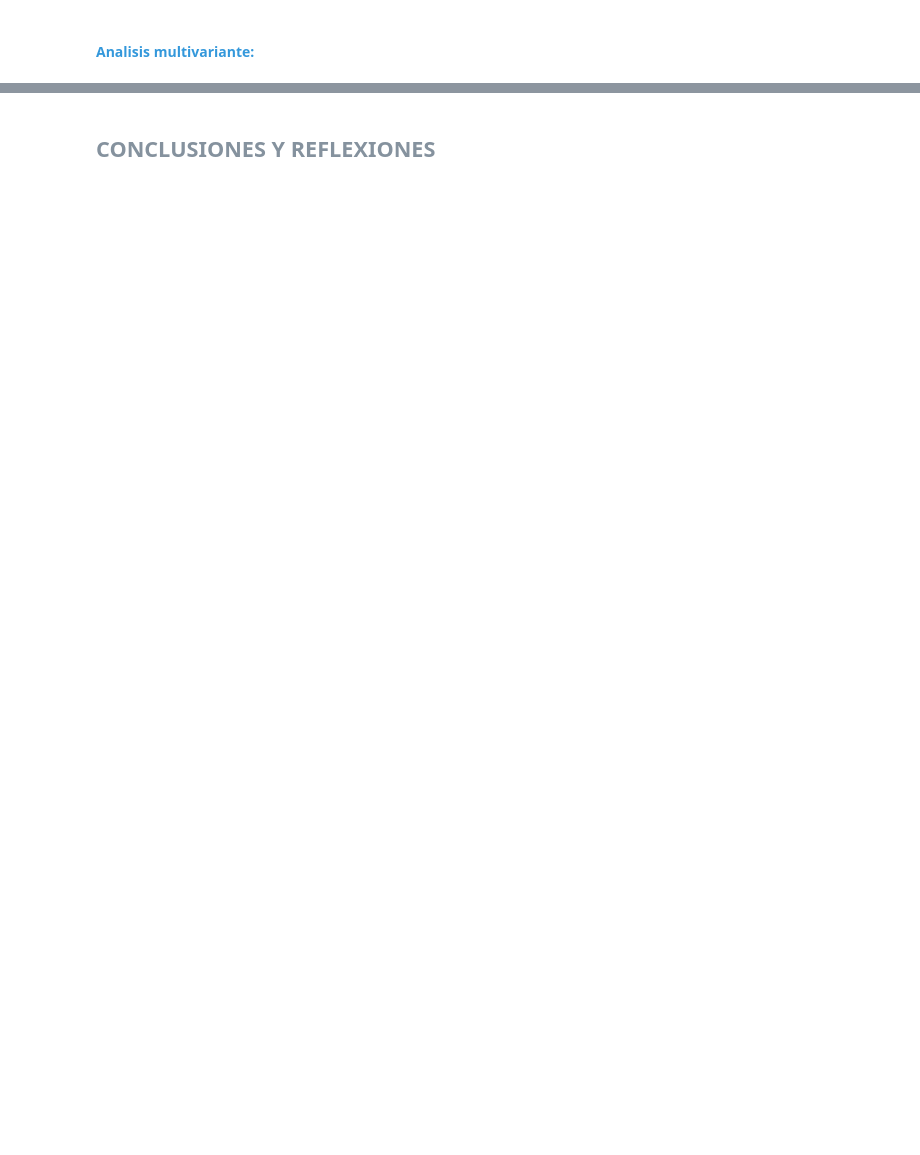
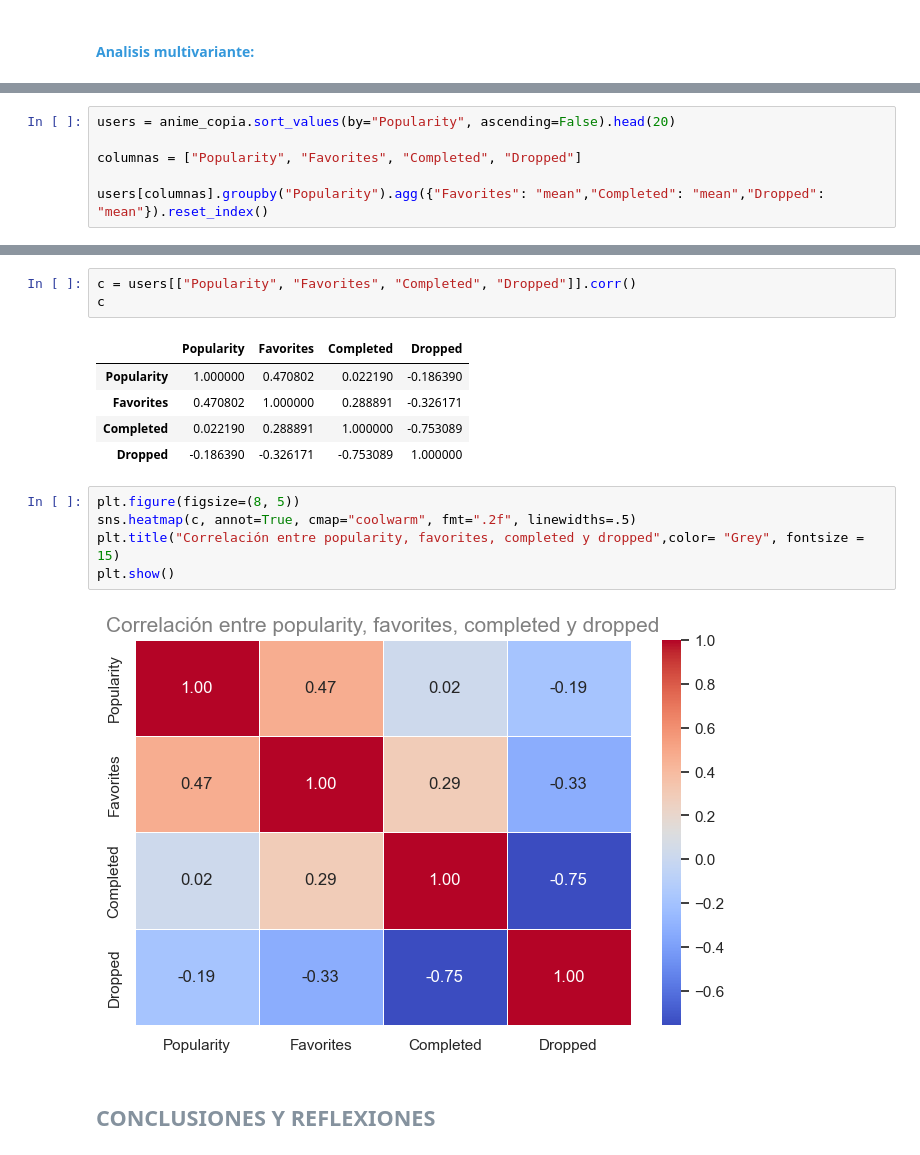
Before and after one commit to AmyGaarcia/DS_PT_09_2023, a Jupyter notebook: Data_Analysis/EDA/1-Definicion_EDA ANIME_no_terminado.ipynb, the cells around one changed output, grey strips where cells are left out. Saved outputs shown, nothing was run; the diff lists cells and outputs as text; blank space fills up the shorter version.

```diff
--- a/Data_Analysis/EDA/1-Definicion_EDA ANIME_no_terminado.ipynb
+++ b/Data_Analysis/EDA/1-Definicion_EDA ANIME_no_terminado.ipynb
@@ -763,0 +814,6 @@ plt.show()
+# %%
+users = anime_copia.sort_values(by="Popularity", ascending=False).head(20)
+
+columnas = ["Popularity", "Favorites", "Completed", "Dropped"]
+
+users[columnas].groupby("Popularity").agg({"Favorites": "mean","Completed": "mean","Dropped": "mean"}).reset_index()
@@ -764,2 +838,18 @@ plt.show()
+# %%
+c = users[["Popularity", "Favorites", "Completed", "Dropped"]].corr()
+c
+# %% [output]
+|  | Popularity | Favorites | Completed | Dropped |
+| Popularity | 1.000000 | 0.470802 | 0.022190 | -0.186390 |
+| Favorites | 0.470802 | 1.000000 | 0.288891 | -0.326171 |
+| Completed | 0.022190 | 0.288891 | 1.000000 | -0.753089 |
+| Dropped | -0.186390 | -0.326171 | -0.753089 | 1.000000 |
+# %%
+plt.figure(figsize=(8, 5))
+sns.heatmap(c, annot=True, cmap="coolwarm", fmt=".2f", linewidths=.5)
+plt.title("Correlación entre popularity, favorites, completed y dropped",color= "Grey", fontsize = 15)
+plt.show()
+# %% [output]
+[figure, added]
 # %% [markdown]
 ## <span style="color:#85929E"> CONCLUSIONES Y REFLEXIONES </span>
```
Also changed, not shown: parts of 15 cells of this notebook.
